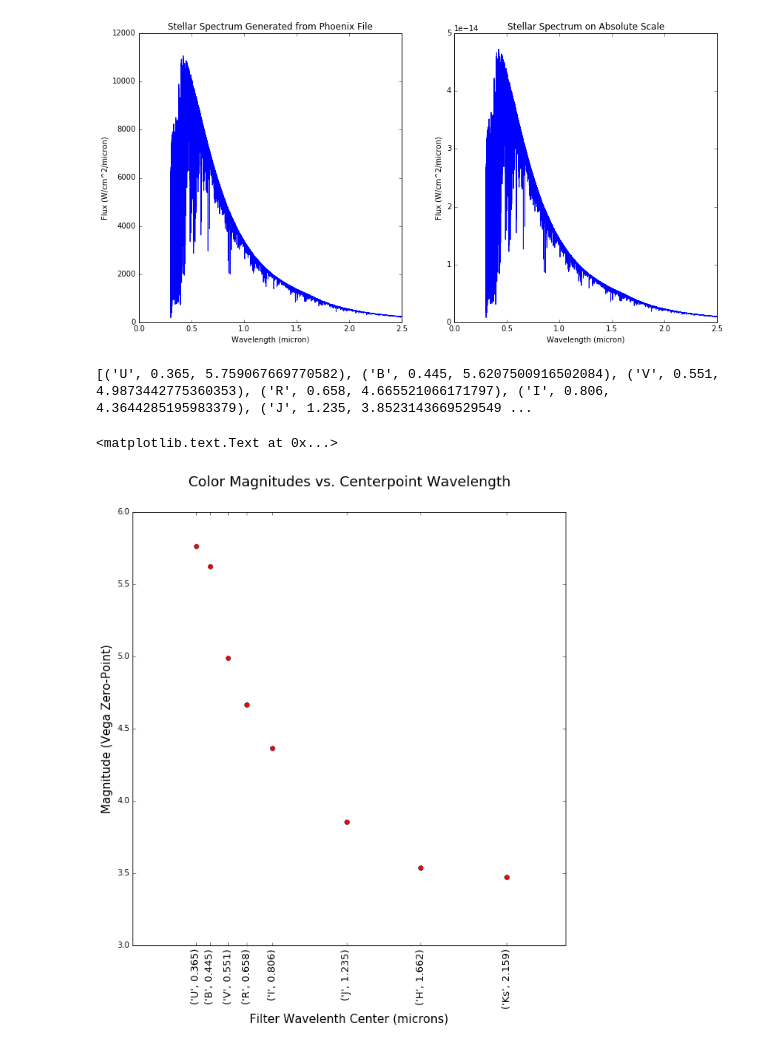
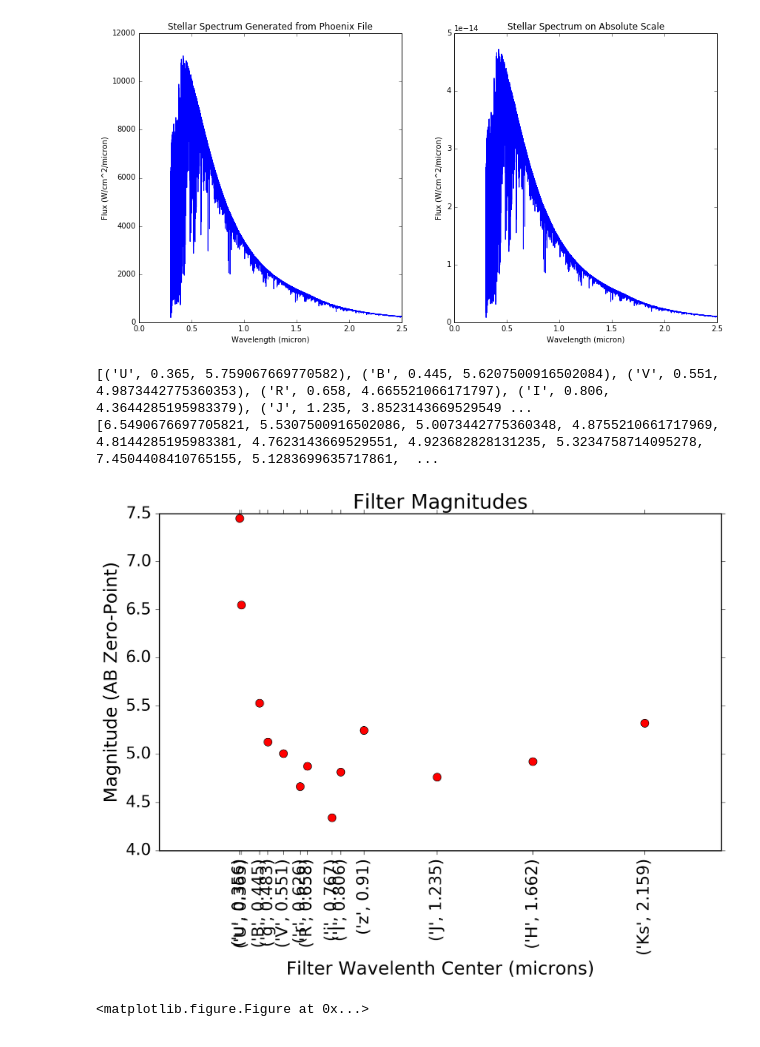
Before and after one commit to jradavenport/spot-colors, a Jupyter notebook: StarSpotMagModel.ipynb, the cells around one changed output. Drawn from its saved outputs; the diff is of its cells as text; code cells hidden in the pictures.

Commit message:
AB Magnitudes are now reported for all bands except Kepler. X-axis ticks could use some work on plot. Tomorrow will start on high res code.

```diff
--- a/StarSpotMagModel.ipynb
+++ b/StarSpotMagModel.ipynb
@@ -1,14 +1,17 @@
 # %%
 import numpy as np
+import matplotlib as mpl
 from matplotlib import pyplot as plt
 %matplotlib inline
 from astropy.io import fits
 import pandas as pd
+from IPython.display import set_matplotlib_formats
 
 import HELP
 gmod = HELP.get_model
 makmod = HELP.make_spotmodel
 Dotter_rad = HELP.Dotter_rad
+MagConvert = HELP.MagConvert
 
 import getMag
 getMag = getMag.getMag
@@ -39,43 +42,63 @@ plt.ylabel(r'Flux (W/cm^2/micron)')
 [figure]
 # %%
 #initialize arrays of filter names
-bands = np.array(['U','B','V','R','I','J','H','Ks'])
+bands = np.array(['U','B','V','R','I','J','H','Ks','u','g','r','i','z'])
 bands_hires = ['Ks','H','J']
 
 
 #fill up a 3D array 'syn_phot' with: filter name, center point, magnitude
 syn_phot = []
 for i in range(len(bands)):
     x = getMag(bands[i],wavelength,Flux,'microns') #x returns three values; band, center, mag
     syn_phot.append(x)
 
 #syn_phot_hires = []
 #for i in range(len(bands_hires)):
 #    y = getMag_hires(bands_hires[i],wavelength,tot_flux,'angstrom') #y returns three values; band, center, mag
 #    syn_phot_hires.append(y)
 
-
+#def getKey(item):
+#    return item[1]
+#syn_phot = sorted(syn_phot, key=getKey)
 
 print(syn_phot)
 
-Filters = [i[0] for i in syn_phot]
-Centers = [i[1] for i in syn_phot]
-Magnitudes = [i[2] for i in syn_phot]
+Filters, Centers, Magnitudes = MagConvert(syn_phot)
 
-plt.figure(figsize=(10,10))
+
+print(Magnitudes)
+
+#plt.figure(figsize=(10,10))
+plt.tight_layout
 plt.plot(Centers,Magnitudes,'ro')
-plt.title('Color Magnitudes vs. Centerpoint Wavelength', fontsize=18,y=1.05)
+plt.title('Filter Magnitudes')
 
 xlab = list(zip(Filters,Centers)) #Could use some cleaning up
 
-plt.xticks(Centers,xlab,rotation='vertical',fontsize='13')
-plt.xlabel('Filter Wavelenth Center (microns)', fontsize=15)
-plt.ylabel('Magnitude (Vega Zero-Point)', fontsize=15)
+plt.xticks(Centers,xlab,rotation='vertical')
+plt.xlabel('Filter Wavelenth Center (microns)')
+plt.ylabel('Magnitude (AB Zero-Point)')
+
+set_matplotlib_formats('pdf', 'png')
+plt.rcParams['savefig.dpi'] = 200
+plt.rcParams['figure.autolayout'] = False
+plt.rcParams['figure.figsize'] = 10, 6
+plt.rcParams['axes.labelsize'] = 18
+plt.rcParams['axes.titlesize'] = 20
+plt.rcParams['font.size'] = 16
+plt.rcParams['lines.linewidth'] = 2.0
+plt.rcParams['lines.markersize'] = 8
+plt.rcParams['legend.fontsize'] = 14
+mpl.rcParams['xtick.direction'] ='out'
+mpl.rcParams['ytick.direction'] = 'out'
+fig=plt.figure()
+fig.savefig('Initial_Mags.png')
 
 #centers_hires = [i[1] for i in syn_phot_hires]
 #magnitudes_hires = [i[2] for i in syn_phot_hires]
 #plt.plot(centers_hires,magnitudes_hires,'bo')
 # %% [output]
 [('U', 0.365, 5.759067669770582), ('B', 0.445, 5.6207500916502084), ('V', 0.551, 4.9873442775360353), ('R', 0.658, 4.665521066171797), ('I', 0.806, 4.3644285195983379), ('J', 1.235, 3.8523143669529549 ...
+[6.5490676697705821, 5.5307500916502086, 5.0073442775360348, 4.8755210661717969, 4.8144285195983381, 4.7623143669529551, 4.923682828131235, 5.3234758714095278, 7.4504408410765155, 5.1283699635717861,  ...
+[figure, new version]
-<matplotlib.text.Text at 0x...>
+<matplotlib.figure.Figure at 0x...>
-[figure, old version]
```
